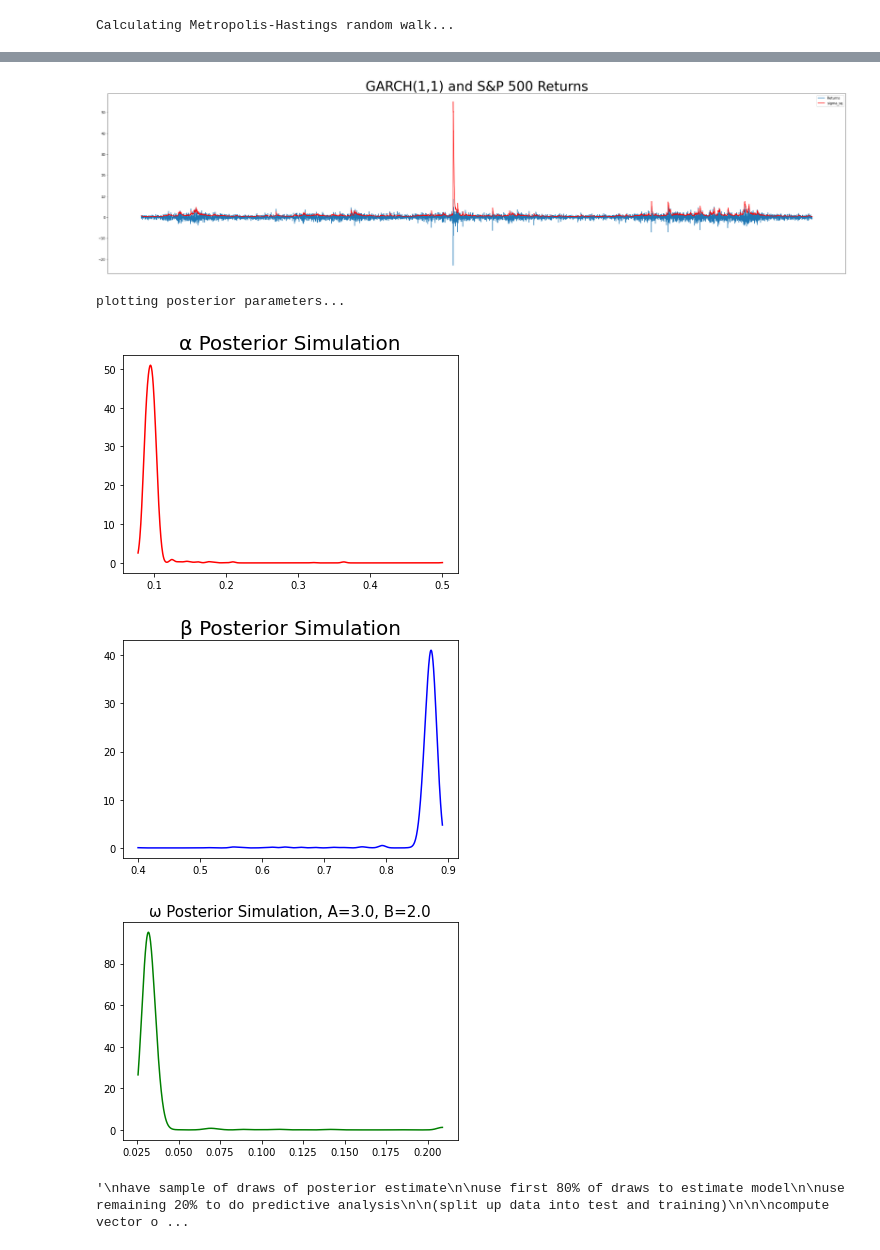
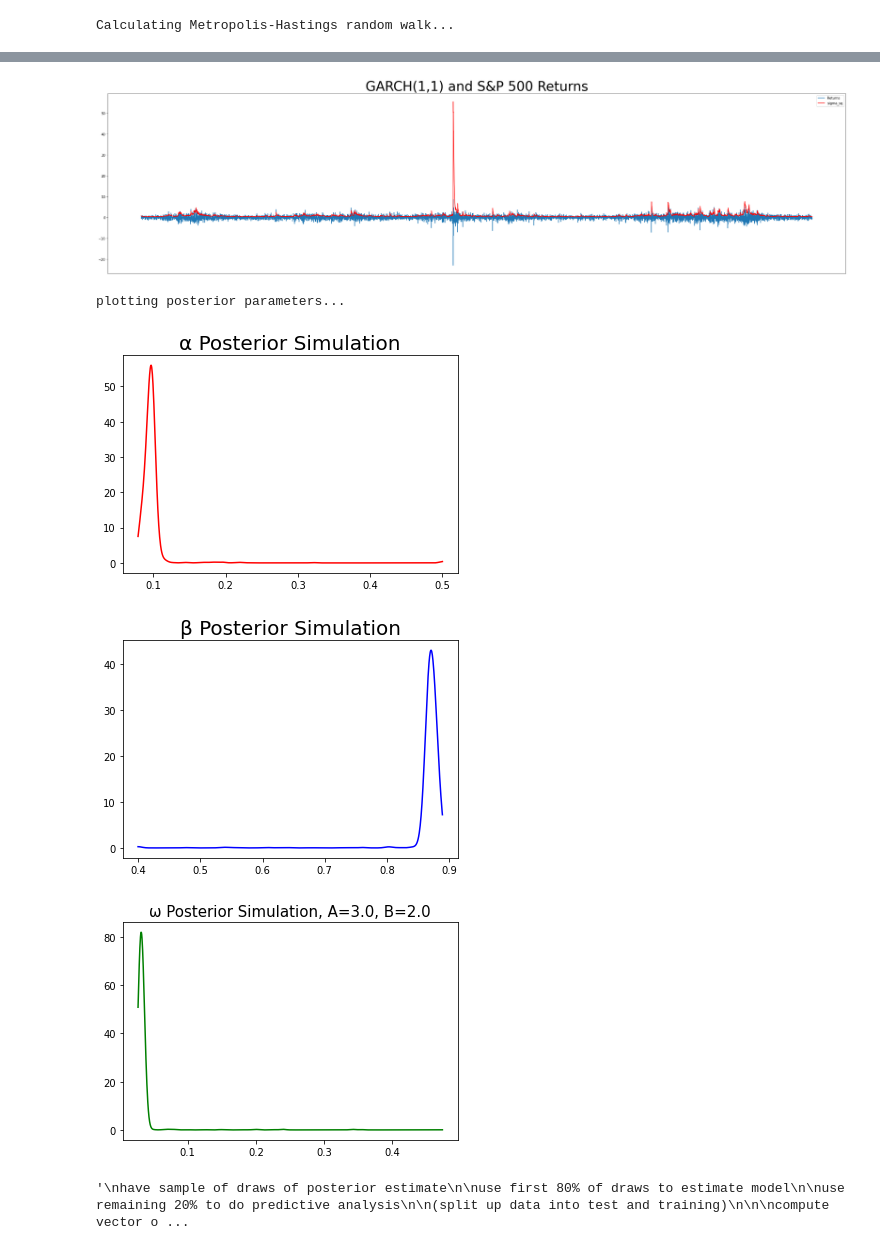
Before and after one commit to wchen777/sp-500_garch, a Jupyter notebook: src/metropolis_hastings_GARCH_posterior_sim.ipynb, the cells around one changed output, grey strips where cells are left out. Drawn from its saved outputs; the diff is of its cells as text; code cells hidden in the pictures.

```diff
--- a/src/metropolis_hastings_GARCH_posterior_sim.ipynb
+++ b/src/metropolis_hastings_GARCH_posterior_sim.ipynb
@@ -3,18 +3,19 @@ import numpy as np
 from scipy import stats
 import matplotlib.pyplot as plt
 
-NUM_ITERS = 10000
+NUM_ITERS = 15000
 BURN_IN = 400
 
 HIGH_ACCEPT_THRESHOLD = 0.8
 LOW_ACCEPT_THRESHOLD = 0.2
 
 LOAD = False
+PREDICTIVE = False
 
-SIGMA_PATH = "../data/sigma_sq_10k_test.txt"
-OMEGA_PATH = "../data/omega_test.txt"
-ALPHA_PATH = "../data/alpha_test.txt"
-BETA_PATH = "../data/beta_test.txt"
+SIGMA_PATH = "../data/sigma_sq_15k.txt"
+OMEGA_PATH = "../data/omega_15k.txt"
+ALPHA_PATH = "../data/alpha_15k.txt"
+BETA_PATH = "../data/beta_15k.txt"
 
 class MetropolisHastingsGARCH:
 
@@ -315,8 +316,13 @@ print("successfully loaded " + str(sp500_data.size) + " entries")
 # extract returns from data
 returns = sp500_data[:, 1]
 
-# print the returns array
-print(returns)
+# # print the returns array
+# print(returns)
+
+if PREDICTIVE:
+    pred_ind = int(len(returns) * 0.85)
+    print("TRUNCATING DATASET FOR TRAINING/TEST SPLIT")
+    returns = returns[:pred_ind]
 
 # plot returns
 plt.figure(figsize=(40, 10))
@@ -439,7 +443,7 @@ iter: 10000
 writing model parameters to file...
 [figure]
 plotting posterior parameters...
-[figure, old version]
+[figure, new version]
-[figure, old version]
+[figure, new version]
-[figure, old version]
+[figure, new version]
 '\nhave sample of draws of posterior estimate\n\nuse first 80% of draws to estimate model\n\nuse remaining 20% to do predictive analysis\n\n(split up data into test and training)\n\n\ncompute vector o ...
```
Also changed, not shown: parts of 1 cell of this notebook, 21 other files.
